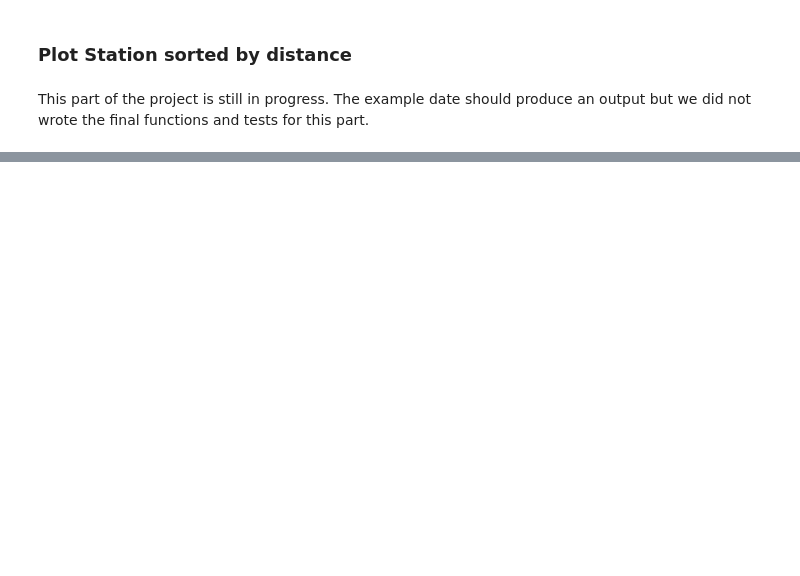
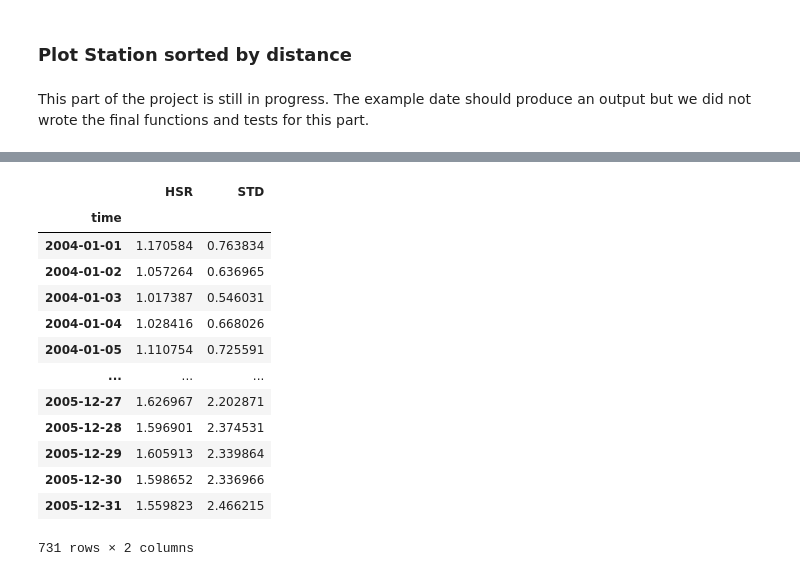
Before and after one commit to CSE583MtStHelens/CSE583_MtStHelens, a Jupyter notebook: example/example_tutorial.ipynb, the cells around one changed output, grey strips where cells are left out. Drawn from its saved outputs; the diff is of its cells as text; code cells hidden in the pictures; blank space fills up the shorter version.

```diff
--- a/example/example_tutorial.ipynb
+++ b/example/example_tutorial.ipynb
@@ -125,30 +243,46 @@ df_sta.head()
 # %%
+df = raw_data.copy()
 # sort the columns corresponding to crater distane
 def sort_columns(df, column_order):
     # Filter the list to only include existing columns in the DataFrame
     valid_columns = [col for col in column_order if col in df.columns]
 
     # Sort the DataFrame columns based on the valid columns list
     sorted_columns = valid_columns + [col for col in df.columns if col not in valid_columns]
 
     # Return the DataFrame with sorted columns
     return df[sorted_columns]
 
 # column names and drop too short stations
 # value = df.rename(columns={"YEL/VALT": "YEL"})
 # value = df.drop(['NED','JRO'], axis=1)
 
 # resample
 df = df.resample('1D').median()
 
 # resample
 df = df.rolling('2D', center=True).median()
 
 # Sort the columns based on the desired order
 df_sorted = sort_columns(df, sta_sorted)
 
 # Display the result
 df_sorted
+# %% [output]
+|  | HSR | STD |
+| time |  |  |
+| 2004-01-01 | 1.170584 | 0.763834 |
+| 2004-01-02 | 1.057264 | 0.636965 |
+| 2004-01-03 | 1.017387 | 0.546031 |
+| 2004-01-04 | 1.028416 | 0.668026 |
+| 2004-01-05 | 1.110754 | 0.725591 |
+| ... | ... | ... |
+| 2005-12-27 | 1.626967 | 2.202871 |
+| 2005-12-28 | 1.596901 | 2.374531 |
+| 2005-12-29 | 1.605913 | 2.339864 |
+| 2005-12-30 | 1.598652 | 2.336966 |
+| 2005-12-31 | 1.559823 | 2.466215 |
+731 rows × 2 columns
 # %%
  # Normalize the columns
 df_sorted_norm = df_sorted.apply(preprocessing_functions.norm, axis=0)
```
Also changed, not shown: parts of 20 cells of this notebook, 3 other files.
